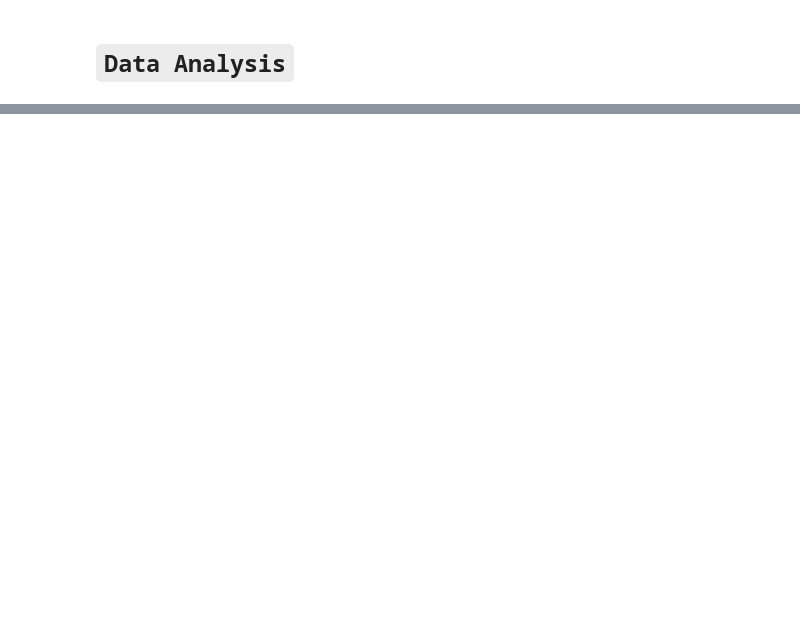
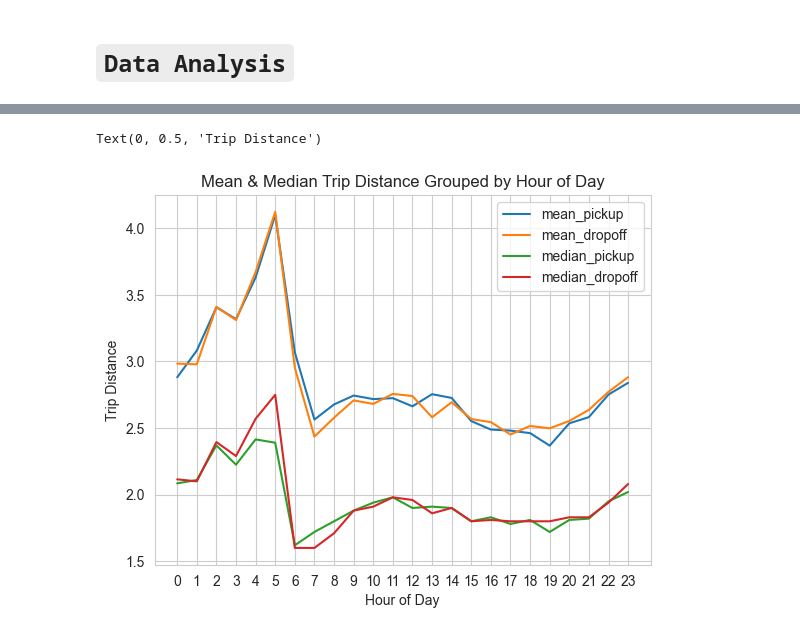
Before and after one commit to Abrahamtarra/NYC-TLC-Trip-Record, a Jupyter notebook: notebooks/Analysis.ipynb, the cells around one changed output, grey strips where cells are left out. Cells and saved outputs as stored; diff of their text form; code cells hidden in the pictures; blank space fills up the shorter version.

```diff
--- a/notebooks/Analysis.ipynb
+++ b/notebooks/Analysis.ipynb
@@ -110,0 +111,26 @@ dtype: int64
+# %%
+## group by hour, mean
+mean_pickup = df['trip_distance'].groupby(df['pickup_hour']).mean()
+mean_dropoff = df['trip_distance'].groupby(df['drop_hour']).mean()
+
+## group by hour, median
+median_pickup = df['trip_distance'].groupby(df['pickup_hour']).median()
+median_dropoff = df['trip_distance'].groupby(df['drop_hour']).median()
+
+## create a dataframe
+dfdata = pd.concat([mean_pickup, mean_dropoff,
+                median_pickup, median_dropoff], axis=1)
+dfdata.columns = ['mean_pickup', 'mean_dropoff',
+              'median_pickup', 'median_dropoff']
+
+
+## visualize the dataframe
+ax = dfdata.plot(title='Mean & Median Trip Distance Grouped by Hour of Day')
+lines, labels = ax.get_legend_handles_labels()
+ax.legend(lines, labels, loc='best')
+ax.set_xticks(np.arange(24))
+ax.set_xlabel("Hour of Day")
+ax.set_ylabel("Trip Distance")
+# %% [output]
+Text(0, 0.5, 'Trip Distance')
+[figure, added]
```
Also changed, not shown: parts of 19 cells of this notebook, 4 other files.
